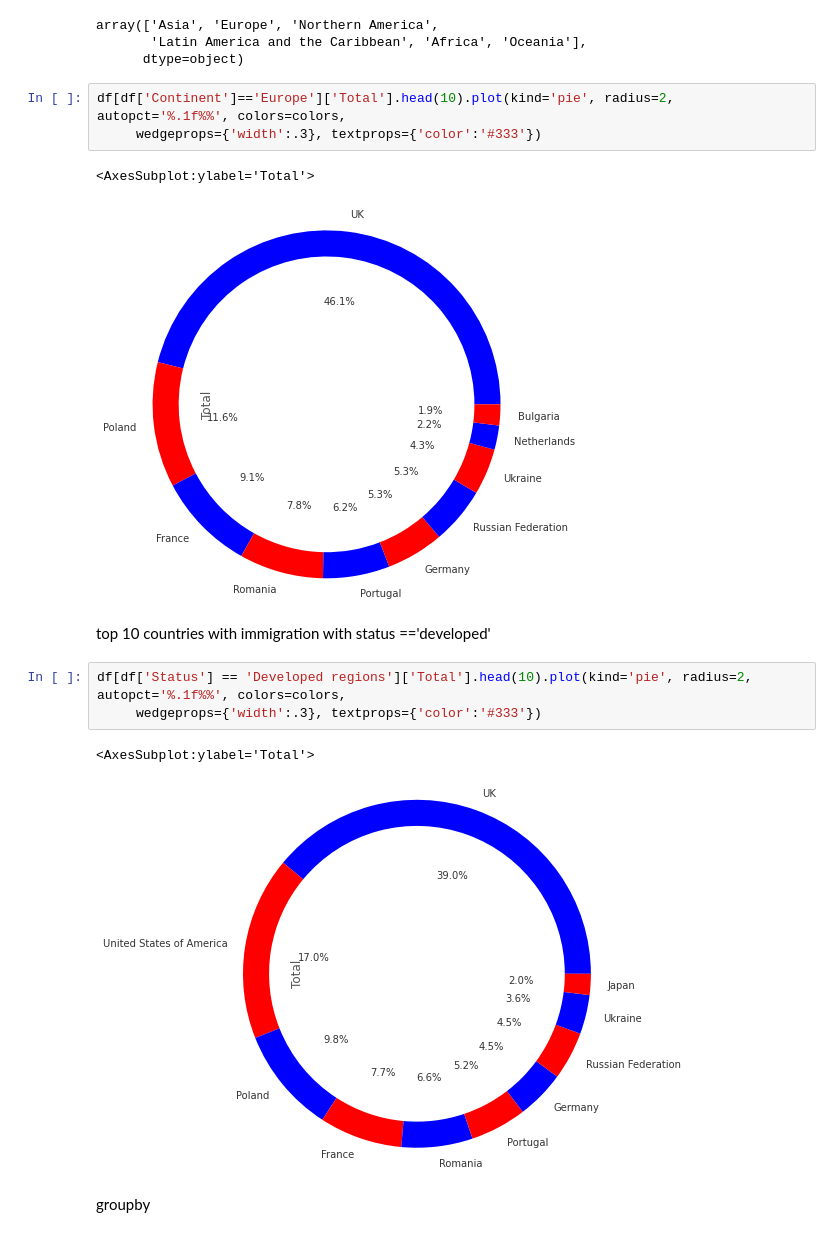
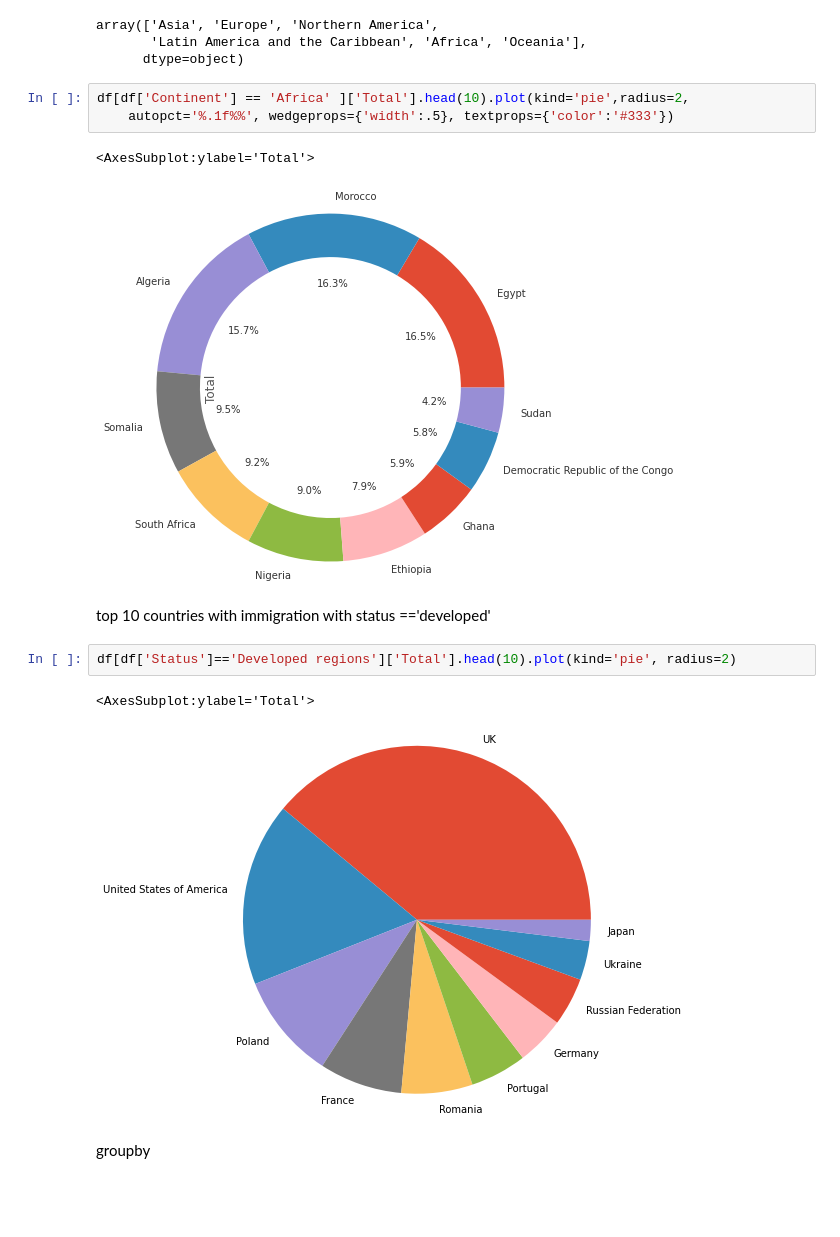
Before and after one commit to AsmitaMaurya24/python-data-sciene, a Jupyter notebook: data_science/data_analytics.ipynb, the cells around one changed output. Drawn from its saved outputs; the diff is of its cells as text; blank space fills up the shorter version.

```diff
--- a/data_science/data_analytics.ipynb
+++ b/data_science/data_analytics.ipynb
@@ -160,19 +160,18 @@ array(['Asia', 'Europe', 'Northern America',
        'Latin America and the Caribbean', 'Africa', 'Oceania'],
       dtype=object)
 # %%
-df[df['Continent']=='Europe']['Total'].head(10).plot(kind='pie', radius=2, autopct='%.1f%%', colors=colors,
-     wedgeprops={'width':.3}, textprops={'color':'#333'})
+df[df['Continent'] == 'Africa' ]['Total'].head(10).plot(kind='pie',radius=2,
+    autopct='%.1f%%', wedgeprops={'width':.5}, textprops={'color':'#333'})
 # %% [output]
 <AxesSubplot:ylabel='Total'>
-[figure, old version]
+[figure, new version]
 # %% [markdown]
 top 10 countries with immigration with status =='developed'
 # %%
-df[df['Status'] == 'Developed regions']['Total'].head(10).plot(kind='pie', radius=2, autopct='%.1f%%', colors=colors,
-     wedgeprops={'width':.3}, textprops={'color':'#333'})
+df[df['Status']=='Developed regions']['Total'].head(10).plot(kind='pie', radius=2)
 # %% [output]
 <AxesSubplot:ylabel='Total'>
-[figure, old version]
+[figure, new version]
 # %% [markdown]
 groupby
 # %%
```
Also changed, not shown: parts of 14 cells of this notebook, 1 other file.
